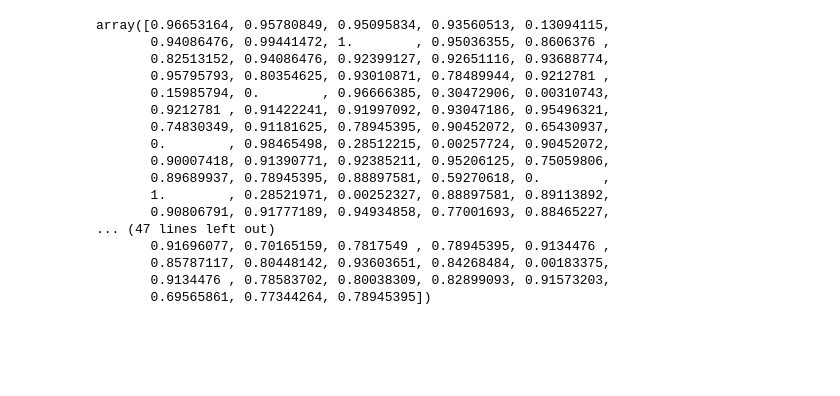
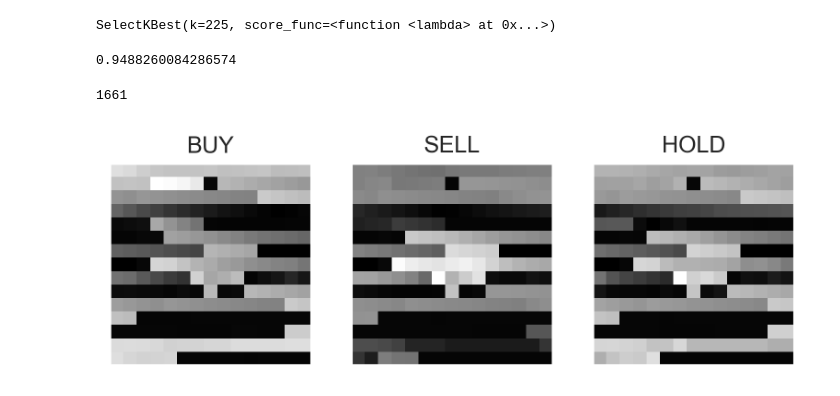
Before and after one commit to andrewhall1124/time-series-cnn, a Jupyter notebook: matthew_scratch.ipynb, the cells around one changed output. Drawn from its saved outputs; the diff is of its cells as text; code cells hidden in the pictures; blank space fills up the shorter version.

```diff
--- a/matthew_scratch.ipynb
+++ b/matthew_scratch.ipynb
@@ -50,20 +58,43 @@ np.int64(302)
-# %%
-img[302, :]
-# %% [output]
-array([0.96653164, 0.95780849, 0.95095834, 0.93560513, 0.13094115,
-       0.94086476, 0.99441472, 1.        , 0.95036355, 0.8606376 ,
-       0.82513152, 0.94086476, 0.92399127, 0.92651116, 0.93688774,
-       0.95795793, 0.80354625, 0.93010871, 0.78489944, 0.9212781 ,
-       0.15985794, 0.        , 0.96666385, 0.30472906, 0.00310743,
-       0.9212781 , 0.91422241, 0.91997092, 0.93047186, 0.95496321,
-       0.74830349, 0.91181625, 0.78945395, 0.90452072, 0.65430937,
-       0.        , 0.98465498, 0.28512215, 0.00257724, 0.90452072,
-       0.90007418, 0.91390771, 0.92385211, 0.95206125, 0.75059806,
-       0.89689937, 0.78945395, 0.88897581, 0.59270618, 0.        ,
-       1.        , 0.28521971, 0.00252327, 0.88897581, 0.89113892,
-       0.90806791, 0.91777189, 0.94934858, 0.77001693, 0.88465227,
-... (47 lines left out)
-       0.91696077, 0.70165159, 0.7817549 , 0.78945395, 0.9134476 ,
-       0.85787117, 0.80448142, 0.93603651, 0.84268484, 0.00183375,
-       0.9134476 , 0.78583702, 0.80038309, 0.82899093, 0.91573203,
-       0.69565861, 0.77344264, 0.78945395])
+# %%
+selector = SelectKBest(
+    lambda X, y: f_classif(X, y)[0] + mutual_info_classif(X, y), k=225
+)
+selector.fit(train_X, train_y)
+# %% [output]
+SelectKBest(k=225, score_func=<function <lambda> at 0x...>)
+# %%
+train_X_filtered = train_X[selector.get_feature_names_out()]
+# %%
+from sklearn.ensemble import GradientBoostingClassifier
+
+
+clf = GradientBoostingClassifier(
+    n_estimators=100, learning_rate=1.0, max_depth=1, random_state=0
+)
+clf.fit(train_X_filtered, train_y)
+
+clf.score(train_X_filtered, train_y)
+# %% [output]
+0.9488260084286574
+# %%
+len(train_X_filtered)
+# %% [output]
+1661
+# %%
+hold_example = train_X_filtered[0].to_numpy().reshape(15, 15)
+for i, label in enumerate(["BUY", "SELL", "HOLD"]):
+    plt.subplot(1, 3, i + 1)
+    plt.imshow(
+        train_X_filtered[train_y.index_of(label)]
+        .select(sorted(col for col in train_X_filtered.columns))
+        .to_numpy()
+        .reshape(15, 15),
+        cmap="gray",
+    )
+    plt.grid(False)
+    plt.xticks([])
+    plt.yticks([])
+    plt.title(label)
+plt.show()
+# %% [output]
+[figure, added]
```
Also changed, not shown: parts of 15 cells of this notebook, 2 other files.
